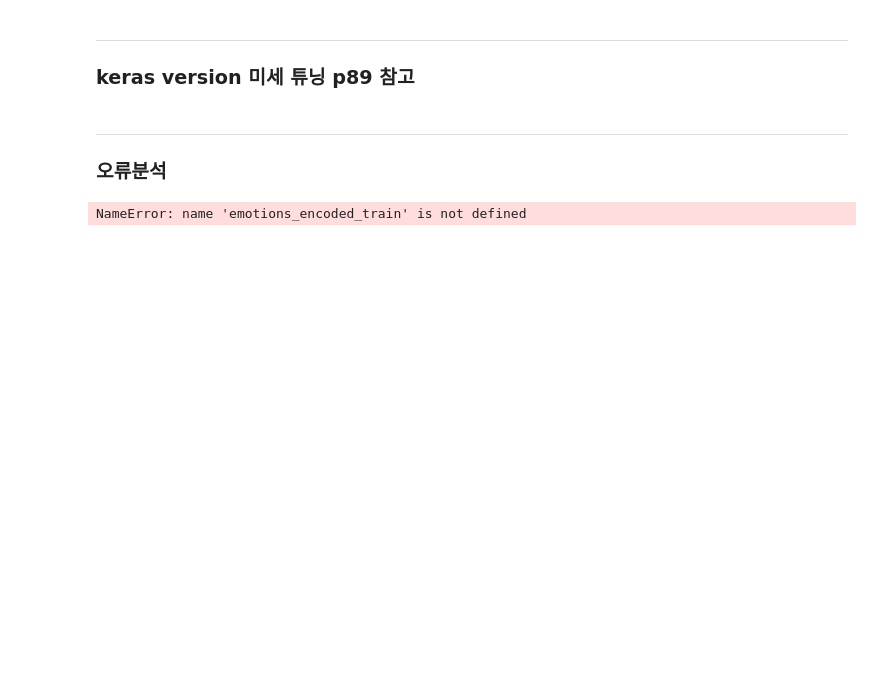
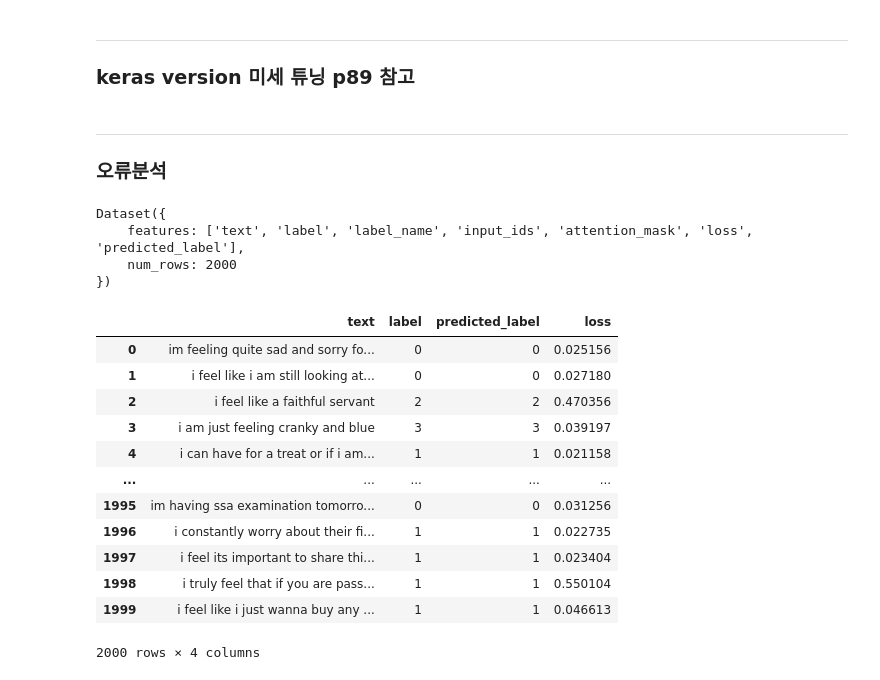
Before and after one commit to rhkddud0310/HaruSijack, a Jupyter notebook: DataAnalysis/Analysis/Crawl/04.NLP 개발.ipynb, the cells around one changed output. Drawn from its saved outputs; the diff is of its cells as text; code cells hidden in the pictures; blank space fills up the shorter version.

Commit message:
감정분류 오류분석 함수 생성
### 오류분석
- 손실과 예측 을 위한  torch format ->? forward_pass  with label 함수 생성

```diff
--- a/DataAnalysis/Analysis/Crawl/04.NLP 개발.ipynb
+++ b/DataAnalysis/Analysis/Crawl/04.NLP 개발.ipynb
@@ -702,6 +736,39 @@ def forward_pass_with_label(batch):
 emotions_encoded_train.set_format("torch", columns=['input_ids', 'attention_mask', 'label'])
 emotions_encoded_test.set_format("torch", columns=['input_ids', 'attention_mask', 'label'])
 emotions_encoded_validation.set_format("torch", columns=['input_ids', 'attention_mask', 'label'])
+
+
 # 손실값 제거
+emotions_encoded_validation = \
+    emotions_encoded_validation.map(forward_pass_with_label,
+                                    batched = True, batch_size = 16)
+
+print(emotions_encoded_validation)
 # %% [output]
-NameError: name 'emotions_encoded_train' is not defined
+Dataset({
+    features: ['text', 'label', 'label_name', 'input_ids', 'attention_mask', 'loss', 'predicted_label'],
+    num_rows: 2000
+})
+# %%
+emotions_encoded_train.set_format("pandas")
+emotions_encoded_test.set_format("pandas")
+emotions_encoded_validation.set_format("pandas")
+# %%
+## 예측률과 loss 를 출력
+cols = ['text','label','predicted_label','loss']
+df_test = emotions_encoded_validation[:][cols]
+df_test
+# %% [output]
+|  | text | label | predicted_label | loss |
+| 0 | im feeling quite sad and sorry fo... | 0 | 0 | 0.025156 |
+| 1 | i feel like i am still looking at... | 0 | 0 | 0.027180 |
+| 2 | i feel like a faithful servant | 2 | 2 | 0.470356 |
+| 3 | i am just feeling cranky and blue | 3 | 3 | 0.039197 |
+| 4 | i can have for a treat or if i am... | 1 | 1 | 0.021158 |
+| ... | ... | ... | ... | ... |
+| 1995 | im having ssa examination tomorro... | 0 | 0 | 0.031256 |
+| 1996 | i constantly worry about their fi... | 1 | 1 | 0.022735 |
+| 1997 | i feel its important to share thi... | 1 | 1 | 0.023404 |
+| 1998 | i truly feel that if you are pass... | 1 | 1 | 0.550104 |
+| 1999 | i feel like i just wanna buy any ... | 1 | 1 | 0.046613 |
+2000 rows × 4 columns
```
Also changed, not shown: parts of 4 cells of this notebook.
